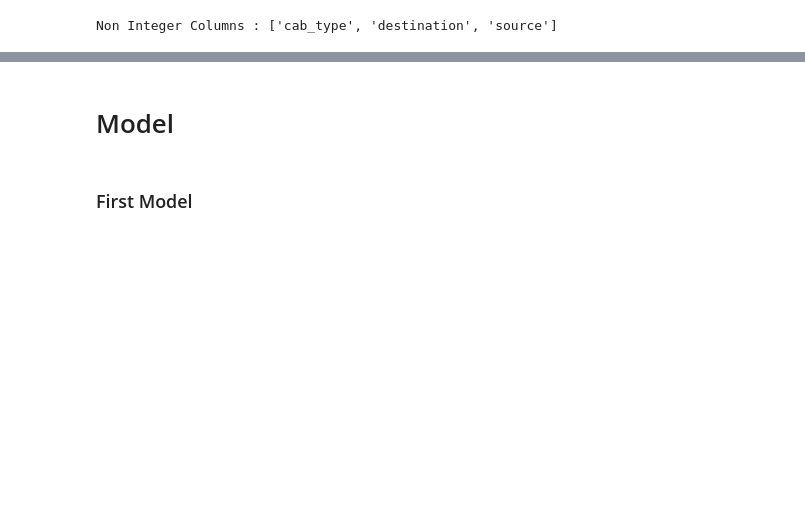
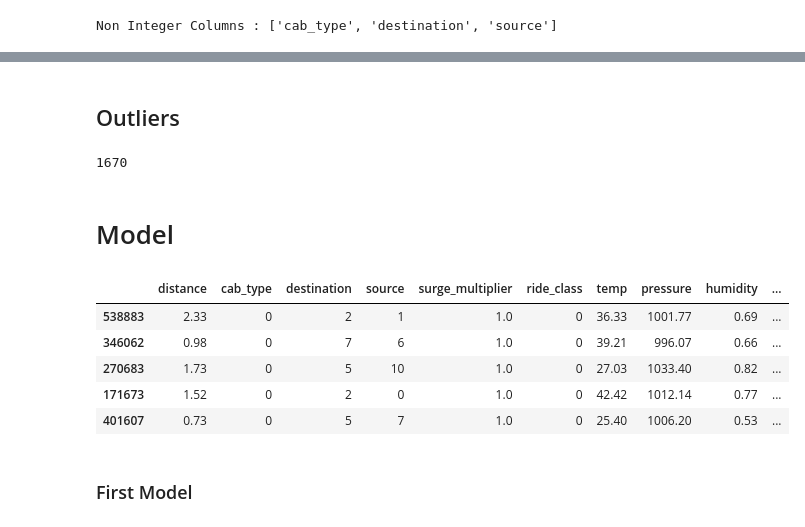
Before and after one commit to aymanmostafa11/Taxi-Ride-Fare-Prediction, a Jupyter notebook: ML Project.ipynb, the cells around one changed output, grey strips where cells are left out. Cells and saved outputs as stored; diff of their text form; code cells hidden in the pictures; blank space fills up the shorter version.

```diff
--- a/ML Project.ipynb
+++ b/ML Project.ipynb
@@ -374,0 +400,2 @@ dtype: int64
+# %%
+mergedData['rainType'][(mergedData['rain'] > 0.1) & (mergedData['rain'] < 0.3)] = 2
@@ -374,0 +417,4 @@ dtype: int64
+# %%
+mergedData['sunnyDay'] = 0
+# %%
+mergedData['sunnyDay'][mergedData['clouds'] <= 0.1] = 1
@@ -374,0 +432,2 @@ dtype: int64
+# %% [markdown]
+## Outliers
@@ -375,8 +436,22 @@ dtype: int64
+# %%
+priceOutliers = mergedData[((standardPrice > 3.5) | (standardPrice < -3.5))]
+print(len(priceOutliers))
+# %% [output]
+1670
 # %% [markdown]
 # Model
 # %%
-dataFeatures = mergedData.drop('price',axis=1)
+dataFeatures = mergedData.drop(['price','rain','clouds'],axis=1)
 dataLabel = mergedData['price']
+# %%
+dataFeatures.head()
+# %% [output]
+|  | distance | cab_type | destination | source | surge_multiplier | ride_class | temp | pressure | humidity | ... |
+| 538883 | 2.33 | 0 | 2 | 1 | 1.0 | 0 | 36.33 | 1001.77 | 0.69 | ... |
+| 346062 | 0.98 | 0 | 7 | 6 | 1.0 | 0 | 39.21 | 996.07 | 0.66 | ... |
+| 270683 | 1.73 | 0 | 5 | 10 | 1.0 | 0 | 27.03 | 1033.40 | 0.82 | ... |
+| 171673 | 1.52 | 0 | 2 | 0 | 1.0 | 0 | 42.42 | 1012.14 | 0.77 | ... |
+| 401607 | 0.73 | 0 | 5 | 7 | 1.0 | 0 | 25.40 | 1006.20 | 0.53 | ... |
 # %%
 model = Model()
 # %% [markdown]
```
Also changed, not shown: parts of 27 cells of this notebook.
